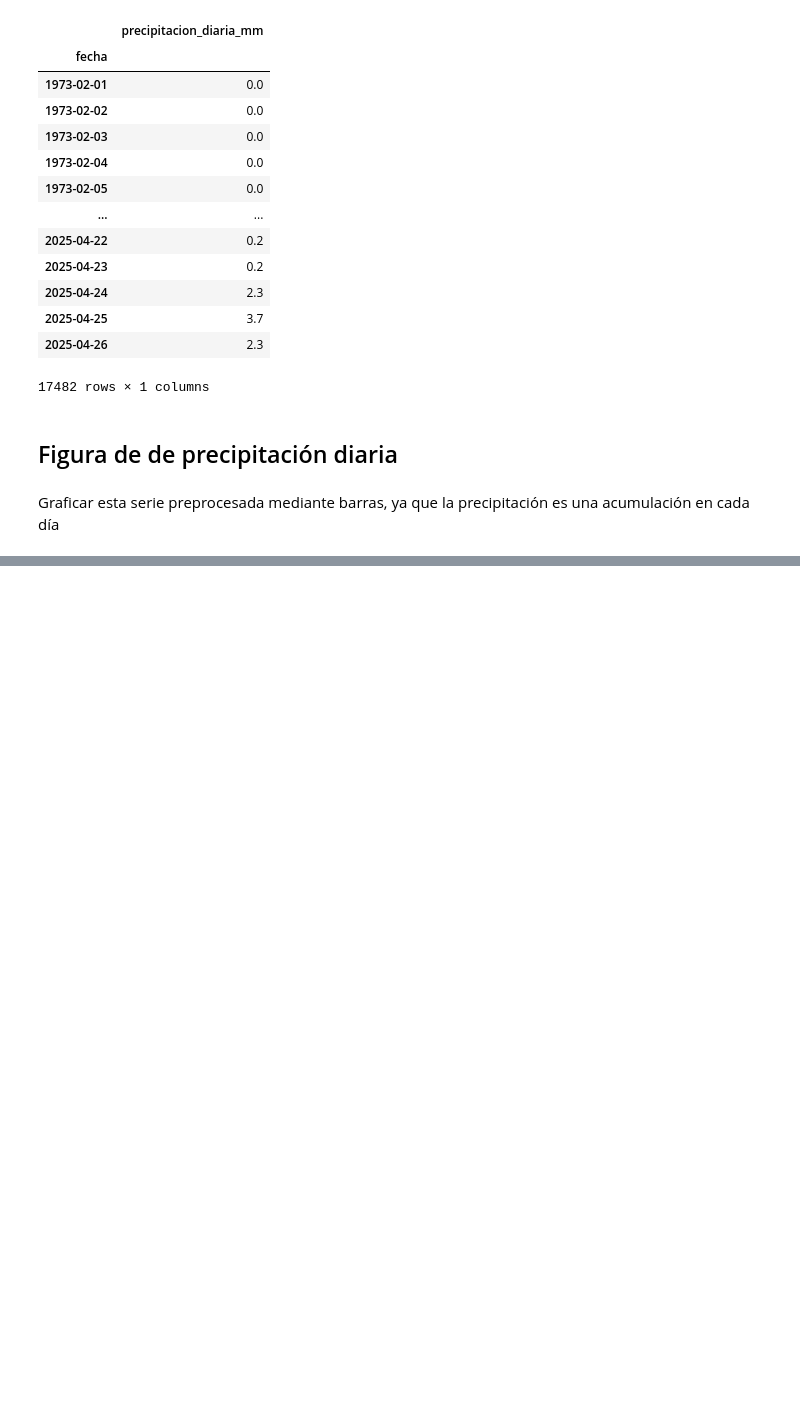
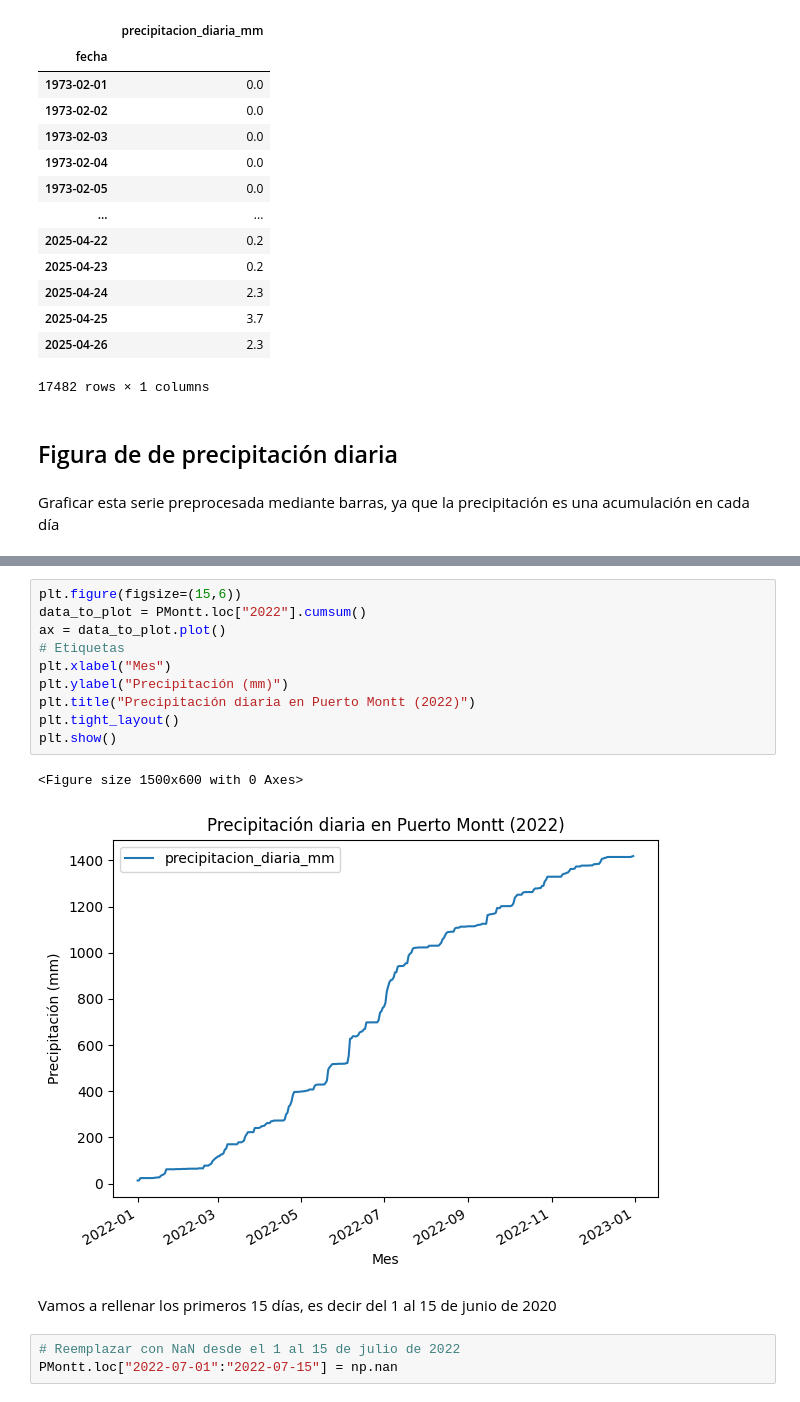
Before and after one commit to matiasalz/RIO-ITATA, a Jupyter notebook: 03_Precipitación.ipynb, the cells around one changed output, grey strips where cells are left out. Drawn from its saved outputs; the diff is of its cells as text; blank space fills up the shorter version.

```diff
--- a/03_Precipitación.ipynb
+++ b/03_Precipitación.ipynb
@@ -174,0 +195,18 @@ plt.show()
+# %%
+plt.figure(figsize=(15,6))
+data_to_plot = PMontt.loc["2022"].cumsum()
+ax = data_to_plot.plot()
+# Etiquetas
+plt.xlabel("Mes")
+plt.ylabel("Precipitación (mm)")
+plt.title("Precipitación diaria en Puerto Montt (2022)")
+plt.tight_layout()
+plt.show()
+# %% [output]
+<Figure size 1500x600 with 0 Axes>
+[figure, added]
+# %% [markdown]
+Vamos a rellenar los primeros 15 días, es decir del 1 al 15 de junio de 2020
+# %%
+# Reemplazar con NaN desde el 1 al 15 de julio de 2022
+PMontt.loc["2022-07-01":"2022-07-15"] = np.nan
```
Also changed, not shown: parts of 4 cells of this notebook.
